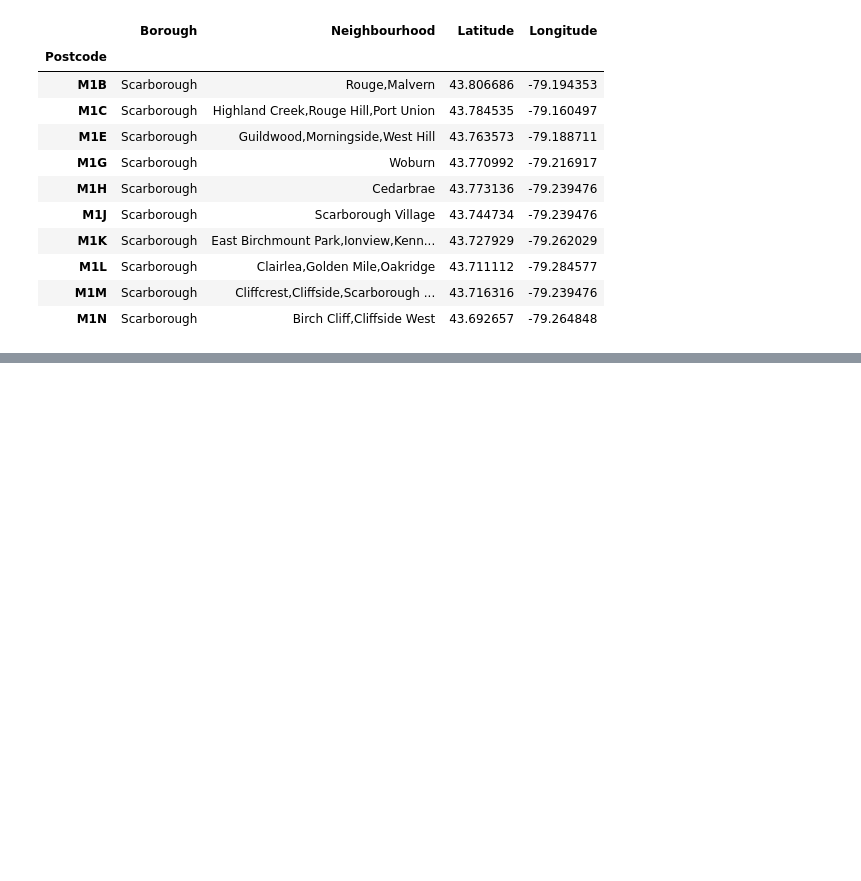
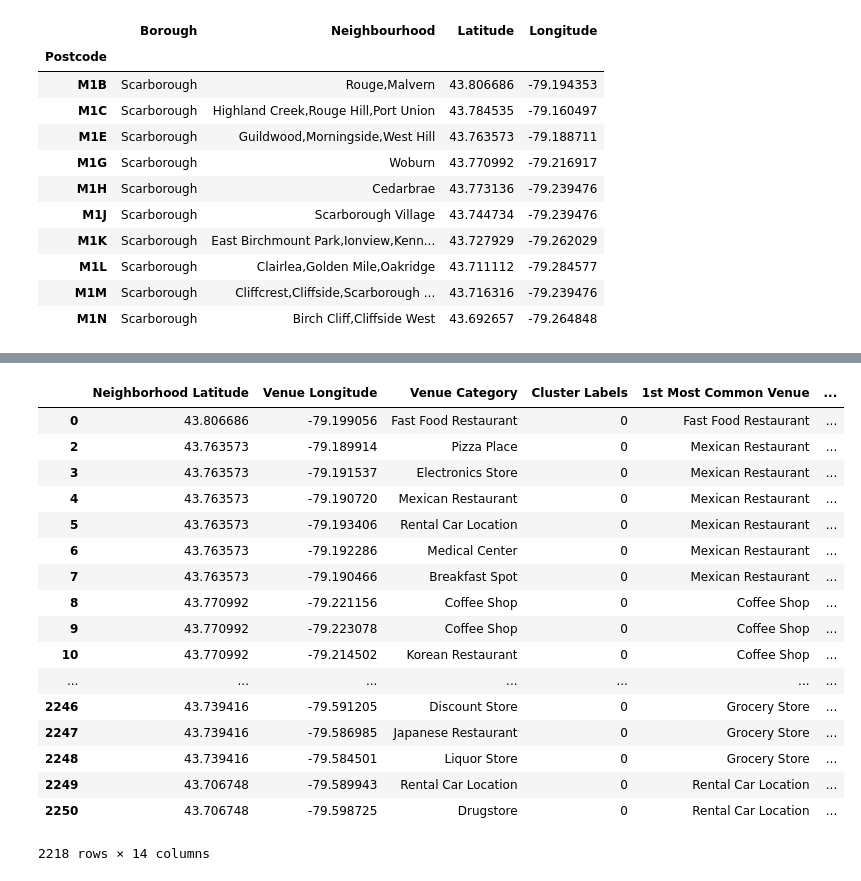
Before and after one commit to JimmyJiChina/dataScienceCapstone, a Jupyter notebook: Week3.ipynb, the cells around one changed output, grey strips where cells are left out. Saved outputs shown, nothing was run; the diff lists cells and outputs as text; code cells hidden in the pictures; blank space fills up the shorter version.

Commit message:
week3 with cluster

```diff
--- a/Week3.ipynb
+++ b/Week3.ipynb
@@ -208,0 +588,21 @@ data4 = data4.reset_index()
+# %%
+num_top_venues = 10
+
+indicators = ['st', 'nd', 'rd']
+
+# create columns according to number of top venues
+columns = ['Neighborhood']
+for ind in np.arange(num_top_venues):
+    try:
+        columns.append('{}{} Most Common Venue'.format(ind+1, indicators[ind]))
+    except:
+        columns.append('{}th Most Common Venue'.format(ind+1))
+
+# create a new dataframe
+neighborhoods_venues_sorted = pd.DataFrame(columns=columns)
+neighborhoods_venues_sorted['Neighborhood'] = Toronto_grouped['GeoNeighborhood']
+
+for ind in np.arange(Toronto_grouped.shape[0]):
+    neighborhoods_venues_sorted.iloc[ind, 1:] = return_most_common_venues(Toronto_grouped.iloc[ind, :], num_top_venues)
+
+neighborhoods_venues_sorted.head()
@@ -208,0 +620,10 @@ data4 = data4.reset_index()
+# %%
+kclusters = 5
+
+Toronto_grouped_clustering = Toronto_grouped.drop('GeoNeighborhood', 1)
+
+# run k-means clustering
+kmeans = KMeans(n_clusters=kclusters, random_state=0).fit(Toronto_grouped_clustering)
+
+# check cluster labels generated for each row in the dataframe
+kmeans.labels_[0:10]
@@ -208,0 +632,10 @@ data4 = data4.reset_index()
+# %%
+# add clustering labels
+neighborhoods_venues_sorted.insert(0, 'Cluster Labels', kmeans.labels_)
+
+Toronto_merged = Toronto_venues
+
+# merge toronto_grouped with toronto_data to add latitude/longitude for each neighborhood
+Toronto_merged = Toronto_merged.join(neighborhoods_venues_sorted.set_index('Neighborhood'), on='Neighborhood')
+
+Toronto_merged.head() # check the last columns!
@@ -208,0 +689,21 @@ data4 = data4.reset_index()
+# %%
+Toronto_merged.loc[Toronto_merged['Cluster Labels'] == 0, Toronto_merged.columns[[1] + list(range(5, Toronto_merged.shape[1]))]]
+# %% [output]
+|  | Neighborhood Latitude | Venue Longitude | Venue Category | Cluster Labels | 1st Most Common Venue | ... |
+| 0 | 43.806686 | -79.199056 | Fast Food Restaurant | 0 | Fast Food Restaurant | ... |
+| 2 | 43.763573 | -79.189914 | Pizza Place | 0 | Mexican Restaurant | ... |
+| 3 | 43.763573 | -79.191537 | Electronics Store | 0 | Mexican Restaurant | ... |
+| 4 | 43.763573 | -79.190720 | Mexican Restaurant | 0 | Mexican Restaurant | ... |
+| 5 | 43.763573 | -79.193406 | Rental Car Location | 0 | Mexican Restaurant | ... |
+| 6 | 43.763573 | -79.192286 | Medical Center | 0 | Mexican Restaurant | ... |
+| 7 | 43.763573 | -79.190466 | Breakfast Spot | 0 | Mexican Restaurant | ... |
+| 8 | 43.770992 | -79.221156 | Coffee Shop | 0 | Coffee Shop | ... |
+| 9 | 43.770992 | -79.223078 | Coffee Shop | 0 | Coffee Shop | ... |
+| 10 | 43.770992 | -79.214502 | Korean Restaurant | 0 | Coffee Shop | ... |
+| ... | ... | ... | ... | ... | ... | ... |
+| 2246 | 43.739416 | -79.591205 | Discount Store | 0 | Grocery Store | ... |
+| 2247 | 43.739416 | -79.586985 | Japanese Restaurant | 0 | Grocery Store | ... |
+| 2248 | 43.739416 | -79.584501 | Liquor Store | 0 | Grocery Store | ... |
+| 2249 | 43.706748 | -79.589943 | Rental Car Location | 0 | Rental Car Location | ... |
+| 2250 | 43.706748 | -79.598725 | Drugstore | 0 | Rental Car Location | ... |
+2218 rows × 14 columns
```
Also changed, not shown: parts of 56 cells of this notebook.
